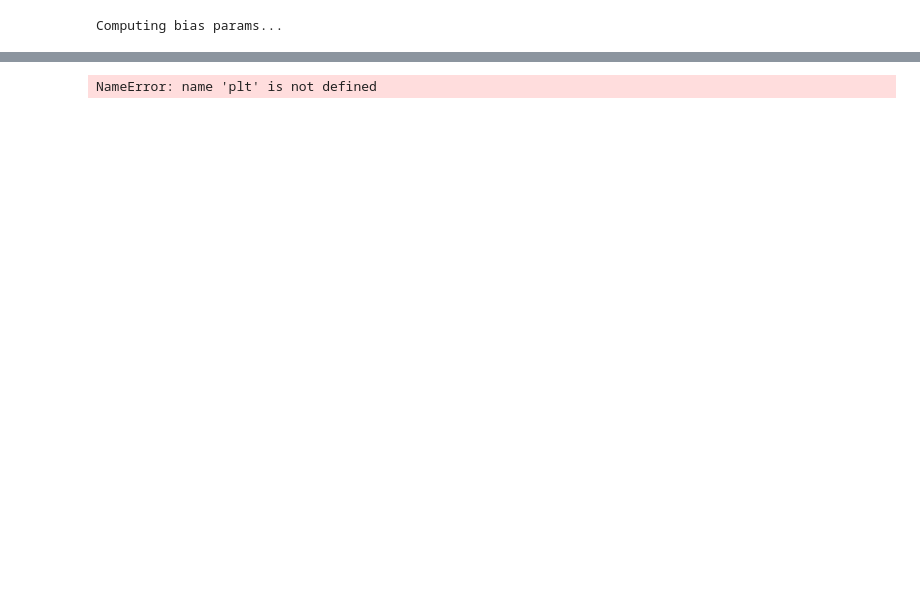
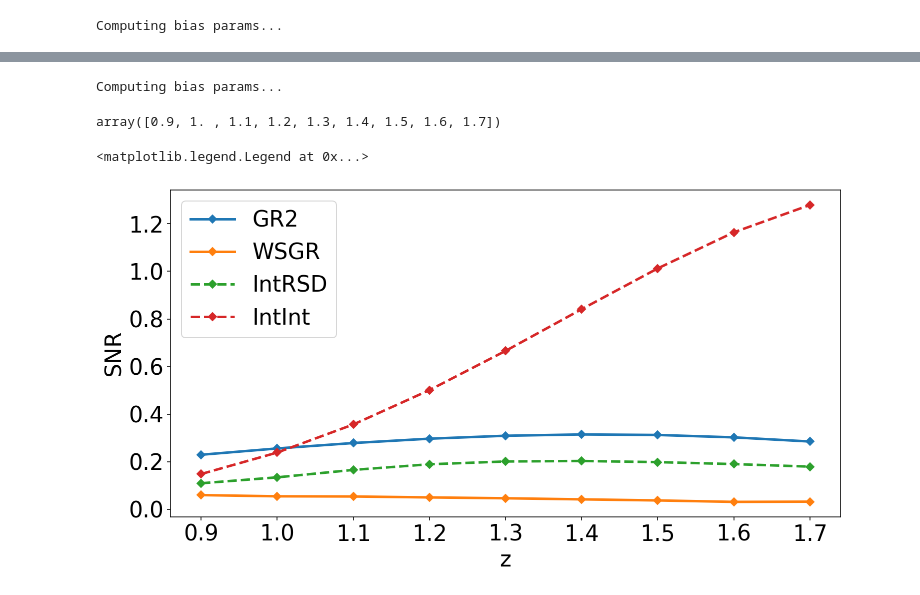
Before and after one commit to craddis1/CosmoWAP, a Jupyter notebook: notebooks/pk_integrated.ipynb, the cells around one changed output, grey strips where cells are left out. Drawn from its saved outputs; the diff is of its cells as text; code cells hidden in the pictures; blank space fills up the shorter version.

```diff
--- a/notebooks/pk_integrated.ipynb
+++ b/notebooks/pk_integrated.ipynb
@@ -86,25 +100,24 @@ SyntaxError: invalid syntax (<ipython-input-1-4c8020faa023>, line 6)
-# %%
-#for monopole
-plt.figure(figsize=(12,8))
-
-
-#lets plot as fraction of monopole - NPP (Newtonian Plane-Parallel)
-norm = np.abs(pk.NPP.l0(cosmo_funcs,kk,zz=1,t=t).real)
-
-#regular newtonian expression
-plt.loglog(kk,np.abs(pk.GR2.l0(cosmo_funcs,kk,zz=zz,t=t).real)/norm,label='GR2')   # pure GR
-plt.loglog(kk,np.abs(pk.WSGR.l0(cosmo_funcs,kk,zz=zz,t=t).real)/norm,label='WSGR') #GR/WS mixing
-plt.loglog(kk,np.abs(pk.WS.l0(cosmo_funcs,kk,zz=zz,t=t).real)/norm,label='WS')     # pure WS
-
-plt.loglog(kk,np.abs(pk.IntRSD.l0(cosmo_funcs,kk,zz=zz,t=t,n=256).real)/norm,label='IntRSD')
-#plt.loglog(kk,np.abs(pk.Loc.l0(cosmo_funcs,kk,zz=zz,t=t).real)/norm,'--',label='PNG Loc')
-#plt.loglog(kk,np.abs(pk.Eq.l0(cosmo_funcs,kk,zz=zz,t=t).real)/norm,'--',label='PNG Eq')
-#plt.loglog(kk,np.abs(pk.Orth.l0(cosmo_funcs,kk,zz=zz,t=t).real)/norm,'--',label='PNG Orth')
-plt.legend()
-plt.xlim(0.003,0.13)
-
-plt.ylabel(r'$| P^{\rm term}_0(k)/P^{\rm NPP}_0(k) |$')
-plt.grid(ls='--',lw=0.75)
-plt.xlabel(r'$k $ [h/Mpc]')
-# %% [output]
-NameError: name 'plt' is not defined
+# %%
+kmax_func = lambda zz: 0.1 *cosmo_funcs.h*(1+zz)**(2/(2+cosmo_funcs.cosmo.get_current_derived_parameters(['n_s'])['n_s']))
+cosmo_funcs = cw.ClassWAP(cosmo,[survey_params.Euclid],compute_bias=True)
+forecast = cw.forecast.FullForecast(cosmo_funcs,kmax_func=kmax_func)
+wsgr = forecast.pk_SNR("WSGR",[0],sigma=None,nonlin=False)
+# %% [output]
+Computing bias params...
+# %%
+np.array(forecast.z_bins)[:,0]
+# %% [output]
+array([0.9, 1. , 1.1, 1.2, 1.3, 1.4, 1.5, 1.6, 1.7])
+# %%
+fig = plt.figure(figsize=(12,6))
+plt.plot(np.array(forecast.z_bins)[:,0],np.sqrt(gr2.real),marker='D',linewidth=2.5,label='GR2')
+plt.plot(np.array(forecast.z_bins)[:,0],np.sqrt(wsgr.real),marker='D',linewidth=2.5,label='WSGR')
+plt.plot(np.array(forecast.z_bins)[:,0],np.sqrt(intrsd.real),'--',marker='D',linewidth=2.5,label='IntRSD')
+plt.plot(np.array(forecast.z_bins)[:,0],np.sqrt(intint.real),'--',marker='D',linewidth=2.5,label='IntInt')
+#plt.plot(np.array(forecast.z_bins)[:,0],np.sqrt(a.real),label='IntInt')
+plt.xlabel('z')
+plt.ylabel('SNR')
+plt.legend()
+# %% [output]
+<matplotlib.legend.Legend at 0x...>
+[figure, added]
```
Also changed, not shown: parts of 9 cells of this notebook, 3 other files.
